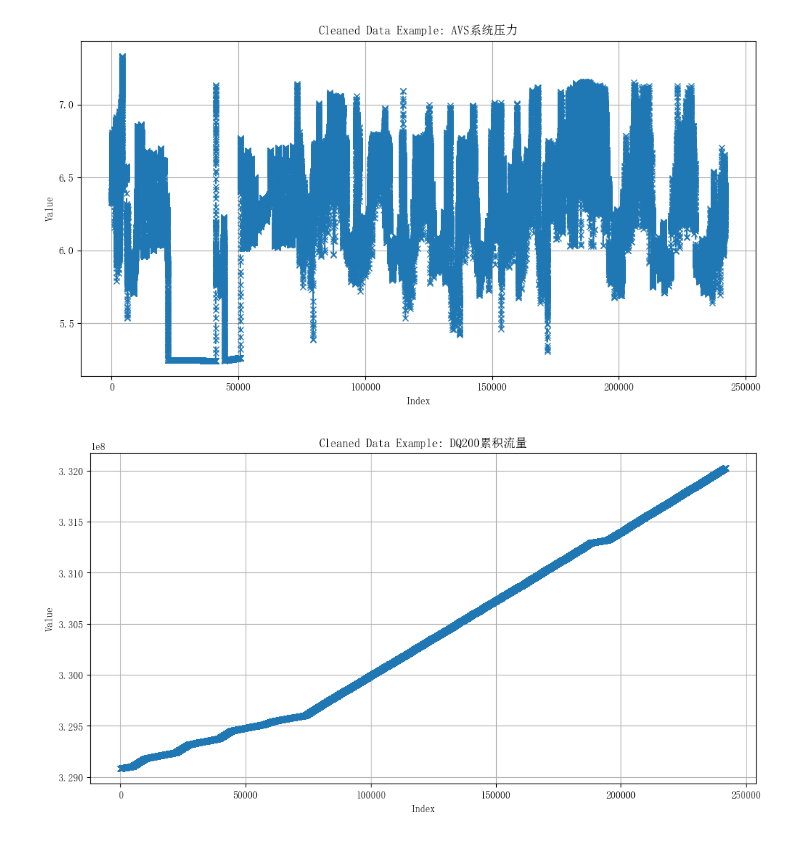
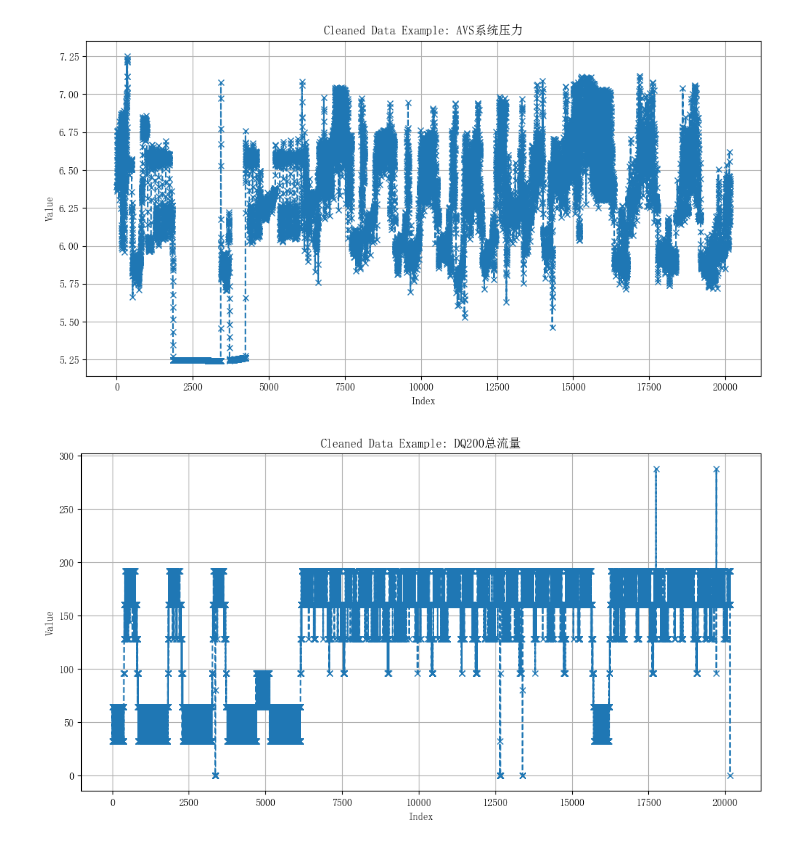
Before and after one commit to woshixiaohuamao/YingesuoLan, a Jupyter notebook: code/数据分析/2.处理异常数据.ipynb, the cells around one changed output. Drawn from its saved outputs; the diff is of its cells as text; code cells hidden in the pictures.

```diff
--- a/code/数据分析/2.处理异常数据.ipynb
+++ b/code/数据分析/2.处理异常数据.ipynb
@@ -1,7 +1,7 @@
 # %%
 import pandas as pd
 
-file_path = r'D:\Aa中工互联\工作安排\英格索兰\data\原始数据集.xlsx'
+file_path = r'D:\Aa中工互联\工作安排\英格索兰\data\预测\每分钟数据.xlsx'
 df = pd.read_excel(file_path)
 # %%
 # 定义IQR检测异常值函数
@@ -20,3 +20,3 @@ Index(['时间', 'DQ200系统压力', 'AVS系统压力', 'DQ200累积流量', 'A
 # %%
-column = ['DQ200系统压力', 'AVS系统压力', 'DQ200累积流量', 'AVS累积流量']
+column = ['DQ200系统压力', 'AVS系统压力', 'DQ200总流量', 'AVS总流量']
 # %%
@@ -51,18 +53,18 @@ plt.ylabel("Value")
 plt.grid(True)
 plt.show()
 # %% [output]
-[figure, old version]
+[figure, new version]
 # %%
 plt.rcParams['font.sans-serif'] = ['SimSun']       # 设置字体为“宋体”，确保绘制图像不出错
 plt.figure(figsize=(12, 6))
-plt.plot(df.index, df['DQ200累积流量'], label='Cleaned Data value1', marker='x', linestyle='--')
-plt.title("Cleaned Data Example: DQ200累积流量")
+plt.plot(df.index, df['DQ200总流量'], label='Cleaned Data value1', marker='x', linestyle='--')
+plt.title("Cleaned Data Example: DQ200总流量")
 plt.xlabel("Index")
 plt.ylabel("Value")
 plt.grid(True)
 plt.show()
 # %% [output]
-[figure, old version]
+[figure, new version]
 # %%
 plt.rcParams['font.sans-serif'] = ['SimSun']       # 设置字体为“宋体”，确保绘制图像不出错
 plt.figure(figsize=(12, 6))
```
Also changed, not shown: parts of 5 cells of this notebook, 30 other files.
